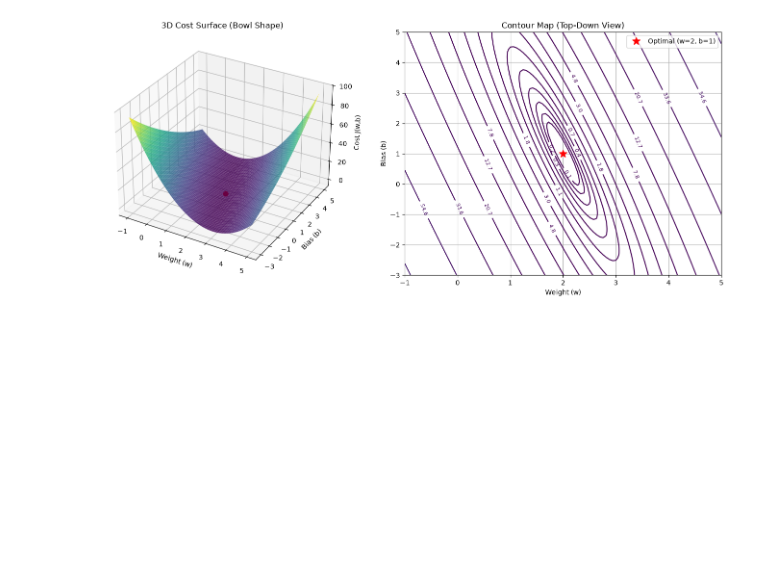
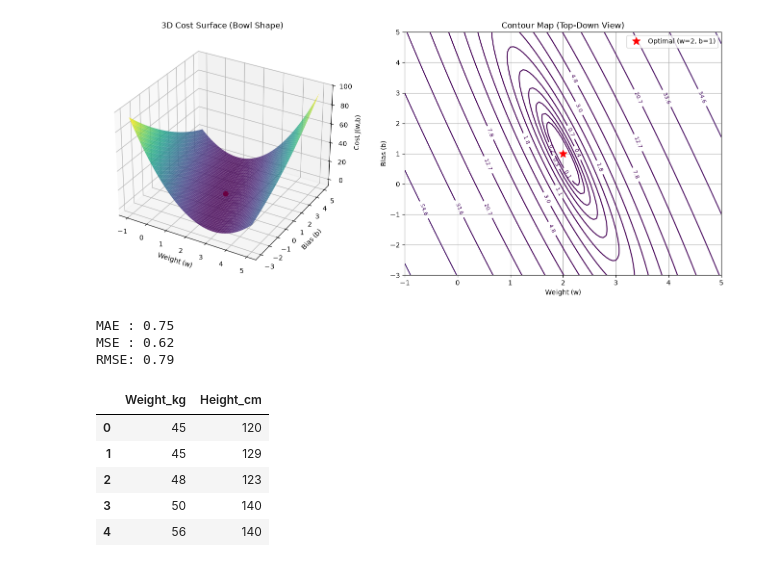
Before and after one commit to AyushPratap05/ML, a Jupyter notebook: linearreg.ipynb, the cells around one changed output. Cells and saved outputs as stored; diff of their text form; code cells hidden in the pictures; blank space fills up the shorter version.

```diff
--- a/linearreg.ipynb
+++ b/linearreg.ipynb
@@ -133,3 +133,42 @@ plt.tight_layout()
 plt.show()
 # %% [output]
 [figure]
+# %%
+import numpy as np
+from sklearn.metrics import mean_squared_error, mean_absolute_error
+
+# Actual values vs Model Predictions
+y_actual = np.array([3.0, 5.0, 7.0, 9.0])
+y_pred   = np.array([2.5, 5.5, 6.0, 10.0])
+
+# Calculations
+mae = mean_absolute_error(y_actual, y_pred)
+mse = mean_squared_error(y_actual, y_pred)
+rmse = np.sqrt(mse)
+
+print(f"MAE : {mae:.2f}")  # Average absolute error
+print(f"MSE : {mse:.2f}")  # Squared error (cost)
+print(f"RMSE: {rmse:.2f}") # Error in target units
+# %% [output]
+MAE : 0.75
+MSE : 0.62
+RMSE: 0.79
+# %%
+import pandas as pd
+import matplotlib.pyplot as plt
+import seaborn as sns
+%matplotlib inline
+import os
+
+from pathlib import Path
+file_path = Path.cwd()/'dataset'/'LinearData.csv'
+
+df = pd.read_csv(file_path)
+df.head()
+# %% [output]
+|  | Weight_kg | Height_cm |
+| 0 | 45 | 120 |
+| 1 | 45 | 129 |
+| 2 | 48 | 123 |
+| 3 | 50 | 140 |
+| 4 | 56 | 140 |
```
Also changed, not shown: parts of 3 cells of this notebook, 1 other file.
